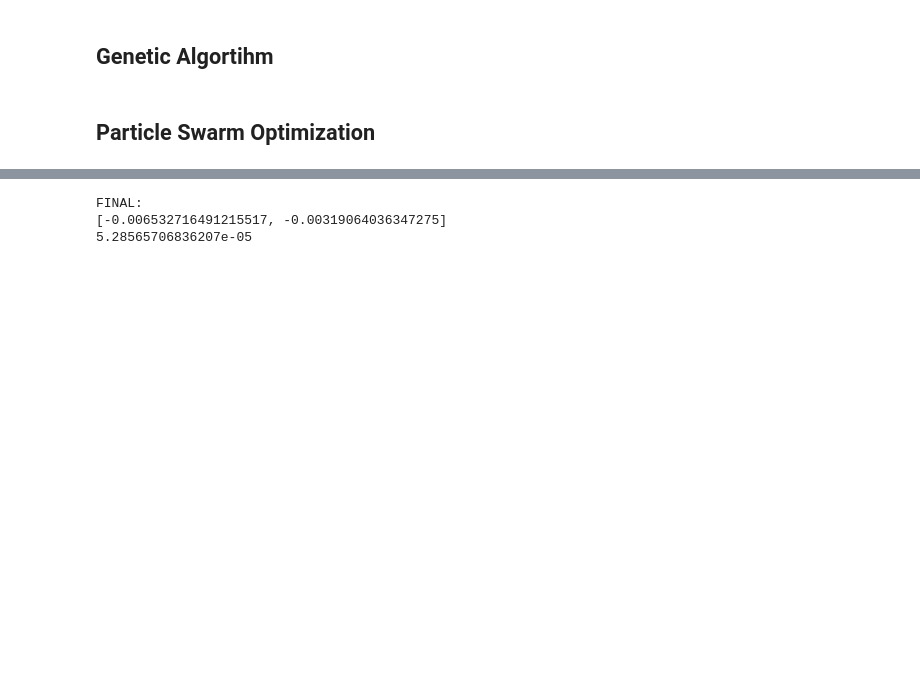
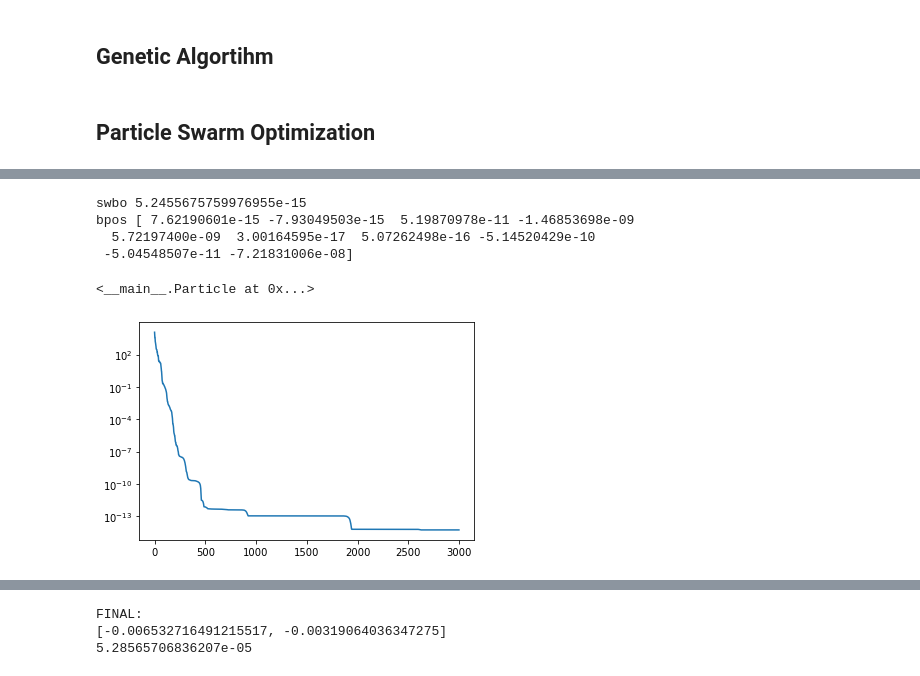
Before and after one commit to KulsoomKamilKhan/F20BC_CW2, a Jupyter notebook: PSO.ipynb, the cells around one changed output, grey strips where cells are left out. Drawn from its saved outputs; the diff is of its cells as text; code cells hidden in the pictures; blank space fills up the shorter version.

```diff
--- a/PSO.ipynb
+++ b/PSO.ipynb
@@ -349,3 +401,12 @@ PSO ("f15",2,100,6,50)
+# %%
+PSO ("a",10,10,6,3000) # PSO (funcname,n_dim,num_particles,num_informants,iterations)
+# %% [output]
+swbo 5.2455675759976955e-15
+bpos [ 7.62190601e-15 -7.93049503e-15  5.19870978e-11 -1.46853698e-09
+  5.72197400e-09  3.00164595e-17  5.07262498e-16 -5.14520429e-10
+ -5.04548507e-11 -7.21831006e-08]
+<__main__.Particle at 0x...>
+[figure, added]
 # %%
 #!/usr/bin/env python
 
```
Also changed, not shown: parts of 7 cells of this notebook.
